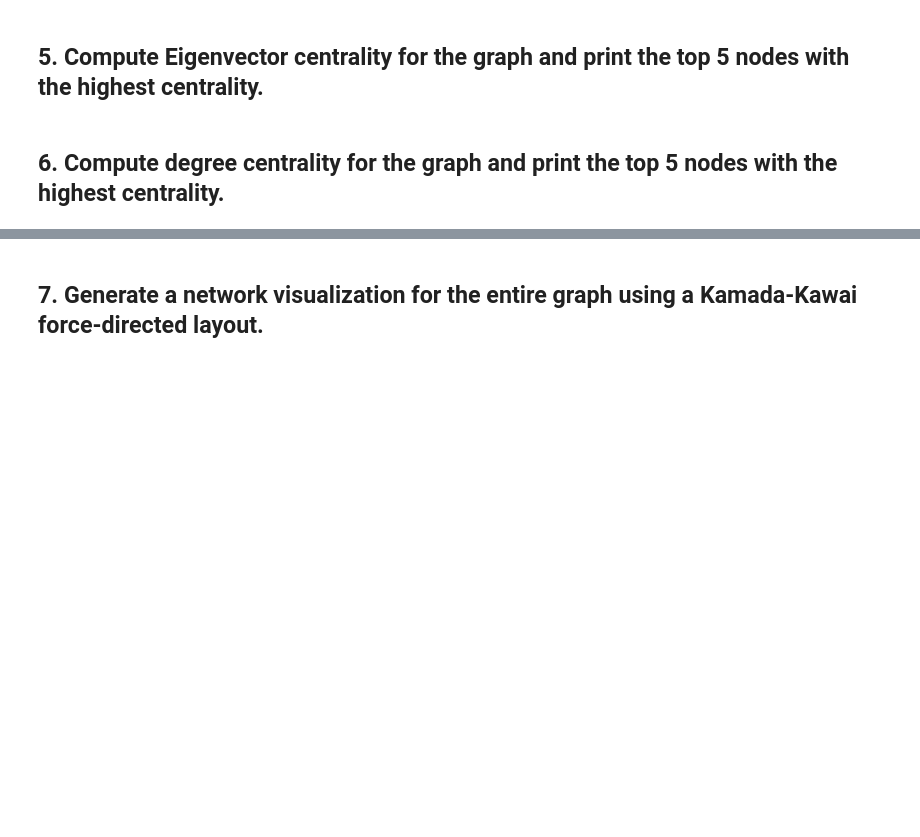
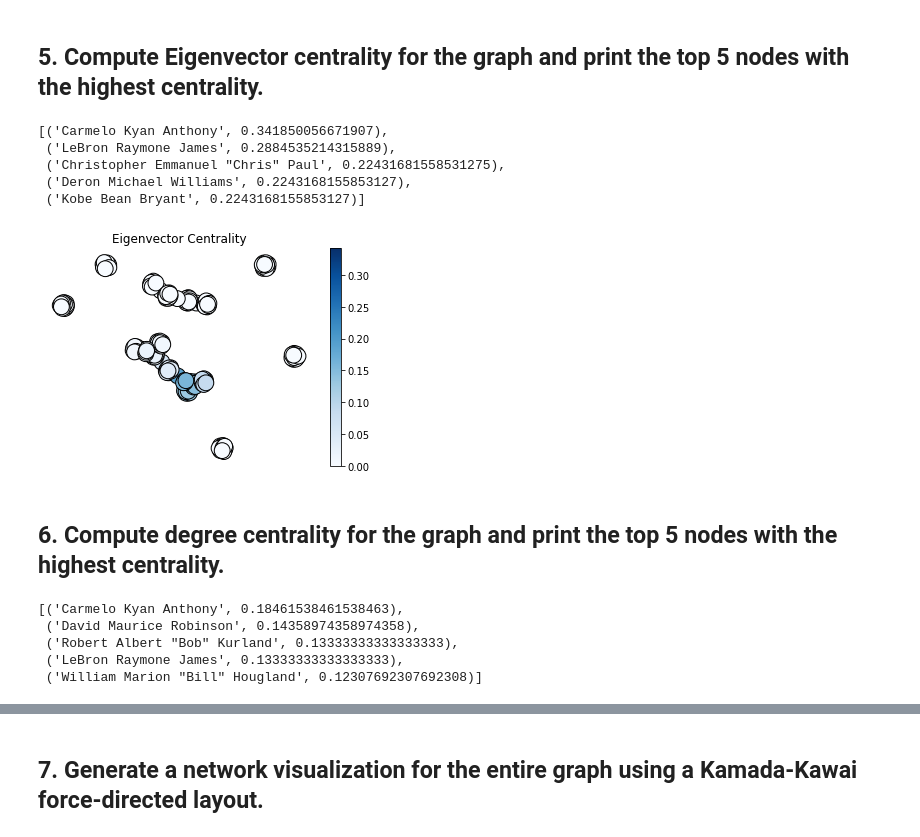
Before and after one commit to ta-datapt-bcn/lab-network-analysis, a Jupyter notebook: main.ipynb, the cells around one changed output, grey strips where cells are left out. Cells and saved outputs as stored; diff of their text form; code cells hidden in the pictures; blank space fills up the shorter version.

```diff
--- a/main.ipynb
+++ b/main.ipynb
@@ -116,4 +125,34 @@ Density:  0.23809523809523808
 # %% [markdown]
 ## 5. Compute Eigenvector centrality for the graph and print the top 5 nodes with the highest centrality.
+# %%
+eigenvector_centrality = nx.eigenvector_centrality_numpy(G, weight='weight')
+
+eigenvector_centrality_sorted_values = {k: v for k, v in sorted(eigenvector_centrality.items(),
+                                                     key=lambda item: item[1], reverse=True)}
+
+list(eigenvector_centrality_sorted_values.items())[0:5]
+# %% [output]
+[('Carmelo Kyan Anthony', 0.341850056671907),
+ ('LeBron Raymone James', 0.2884535214315889),
+ ('Christopher Emmanuel "Chris" Paul', 0.22431681558531275),
+ ('Deron Michael Williams', 0.2243168155853127),
+ ('Kobe Bean Bryant', 0.2243168155853127)]
+# %%
+draw(G, pos, nx.eigenvector_centrality_numpy(G, weight='weight'), 'Eigenvector Centrality')
+# %% [output]
+[figure, added]
 # %% [markdown]
 ## 6. Compute degree centrality for the graph and print the top 5 nodes with the highest centrality.
+# %%
+degree_centrality = nx.degree_centrality(G)
+
+degree_centrality_sorted_values = {k: v for k, v in sorted(degree_centrality.items(),
+                                                     key=lambda item: item[1], reverse=True)}
+
+list(degree_centrality_sorted_values.items())[0:5]
+# %% [output]
+[('Carmelo Kyan Anthony', 0.18461538461538463),
+ ('David Maurice Robinson', 0.14358974358974358),
+ ('Robert Albert "Bob" Kurland', 0.13333333333333333),
+ ('LeBron Raymone James', 0.13333333333333333),
+ ('William Marion "Bill" Hougland', 0.12307692307692308)]
```
Also changed, not shown: parts of 18 cells of this notebook.
